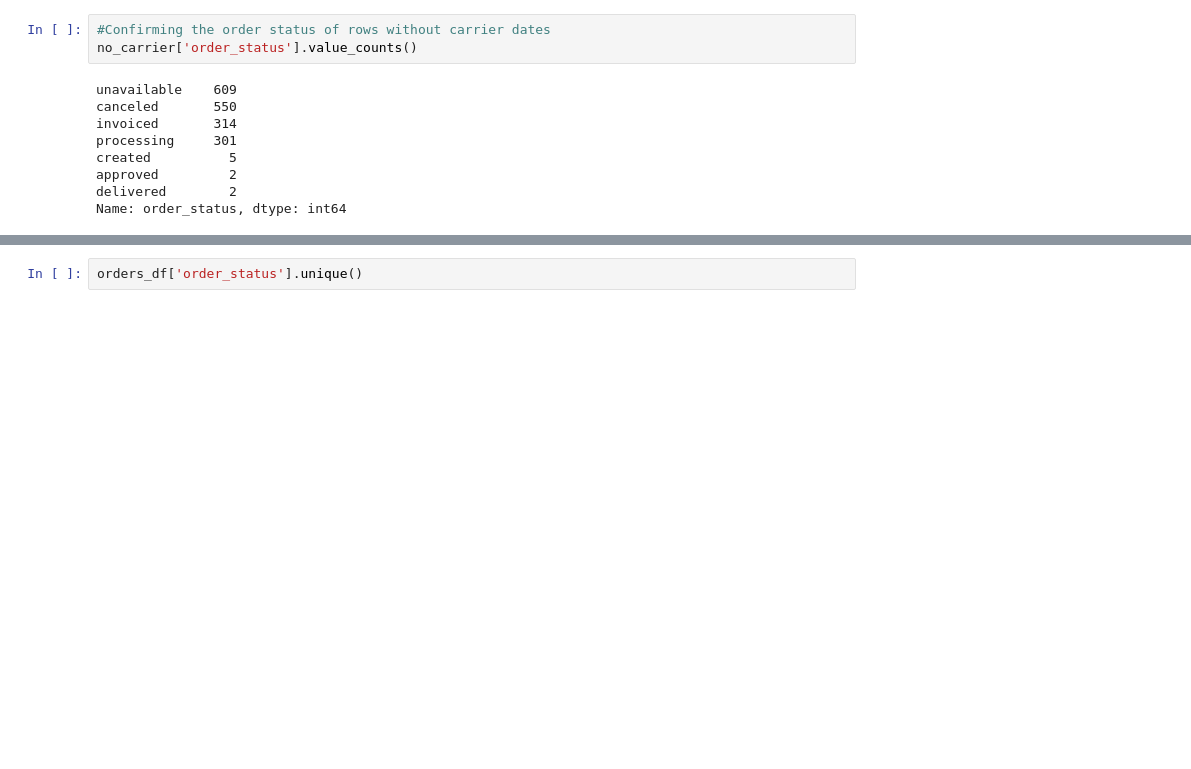
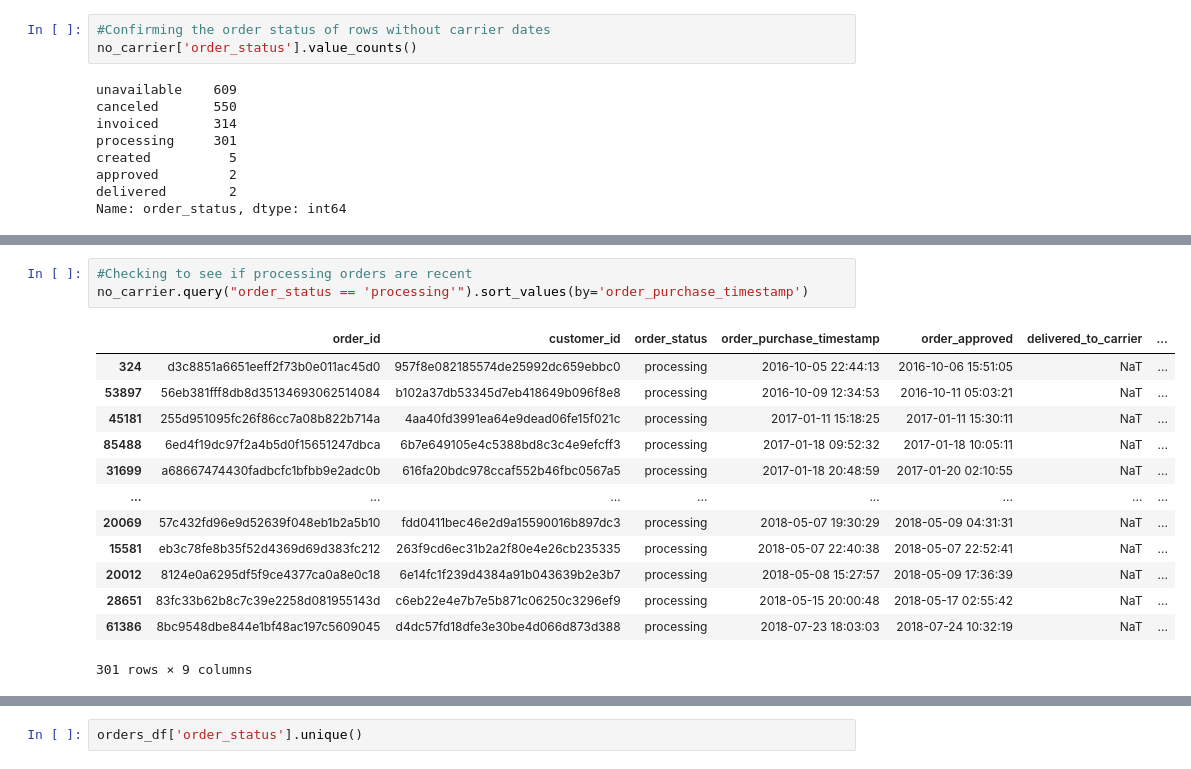
Before and after one commit to RossReisman/Data-Analyst-Portfolio, a Jupyter notebook: Python/brazil/brazil.ipynb, the cells around one changed output, grey strips where cells are left out. Drawn from its saved outputs; the diff is of its cells as text; blank space fills up the shorter version.

```diff
--- a/Python/brazil/brazil.ipynb
+++ b/Python/brazil/brazil.ipynb
@@ -453,0 +455,17 @@ no_carrier.query("order_status == 'delivered'")
+# %%
+#Checking to see if processing orders are recent
+no_carrier.query("order_status == 'processing'").sort_values(by='order_purchase_timestamp')
+# %% [output]
+|  | order_id | customer_id | order_status | order_purchase_timestamp | order_approved | delivered_to_carrier | ... |
+| 324 | d3c8851a6651eeff2f73b0e011ac45d0 | 957f8e082185574de25992dc659ebbc0 | processing | 2016-10-05 22:44:13 | 2016-10-06 15:51:05 | NaT | ... |
+| 53897 | 56eb381fff8db8d35134693062514084 | b102a37db53345d7eb418649b096f8e8 | processing | 2016-10-09 12:34:53 | 2016-10-11 05:03:21 | NaT | ... |
+| 45181 | 255d951095fc26f86cc7a08b822b714a | 4aa40fd3991ea64e9dead06fe15f021c | processing | 2017-01-11 15:18:25 | 2017-01-11 15:30:11 | NaT | ... |
+| 85488 | 6ed4f19dc97f2a4b5d0f15651247dbca | 6b7e649105e4c5388bd8c3c4e9efcff3 | processing | 2017-01-18 09:52:32 | 2017-01-18 10:05:11 | NaT | ... |
+| 31699 | a68667474430fadbcfc1bfbb9e2adc0b | 616fa20bdc978ccaf552b46fbc0567a5 | processing | 2017-01-18 20:48:59 | 2017-01-20 02:10:55 | NaT | ... |
+| ... | ... | ... | ... | ... | ... | ... | ... |
+| 20069 | 57c432fd96e9d52639f048eb1b2a5b10 | fdd0411bec46e2d9a15590016b897dc3 | processing | 2018-05-07 19:30:29 | 2018-05-09 04:31:31 | NaT | ... |
+| 15581 | eb3c78fe8b35f52d4369d69d383fc212 | 263f9cd6ec31b2a2f80e4e26cb235335 | processing | 2018-05-07 22:40:38 | 2018-05-07 22:52:41 | NaT | ... |
+| 20012 | 8124e0a6295df5f9ce4377ca0a8e0c18 | 6e14fc1f239d4384a91b043639b2e3b7 | processing | 2018-05-08 15:27:57 | 2018-05-09 17:36:39 | NaT | ... |
+| 28651 | 83fc33b62b8c7c39e2258d081955143d | c6eb22e4e7b7e5b871c06250c3296ef9 | processing | 2018-05-15 20:00:48 | 2018-05-17 02:55:42 | NaT | ... |
+| 61386 | 8bc9548dbe844e1bf48ac197c5609045 | d4dc57fd18dfe3e30be4d066d873d388 | processing | 2018-07-23 18:03:03 | 2018-07-24 10:32:19 | NaT | ... |
+301 rows × 9 columns
```
Also changed, not shown: parts of 6 cells of this notebook.
